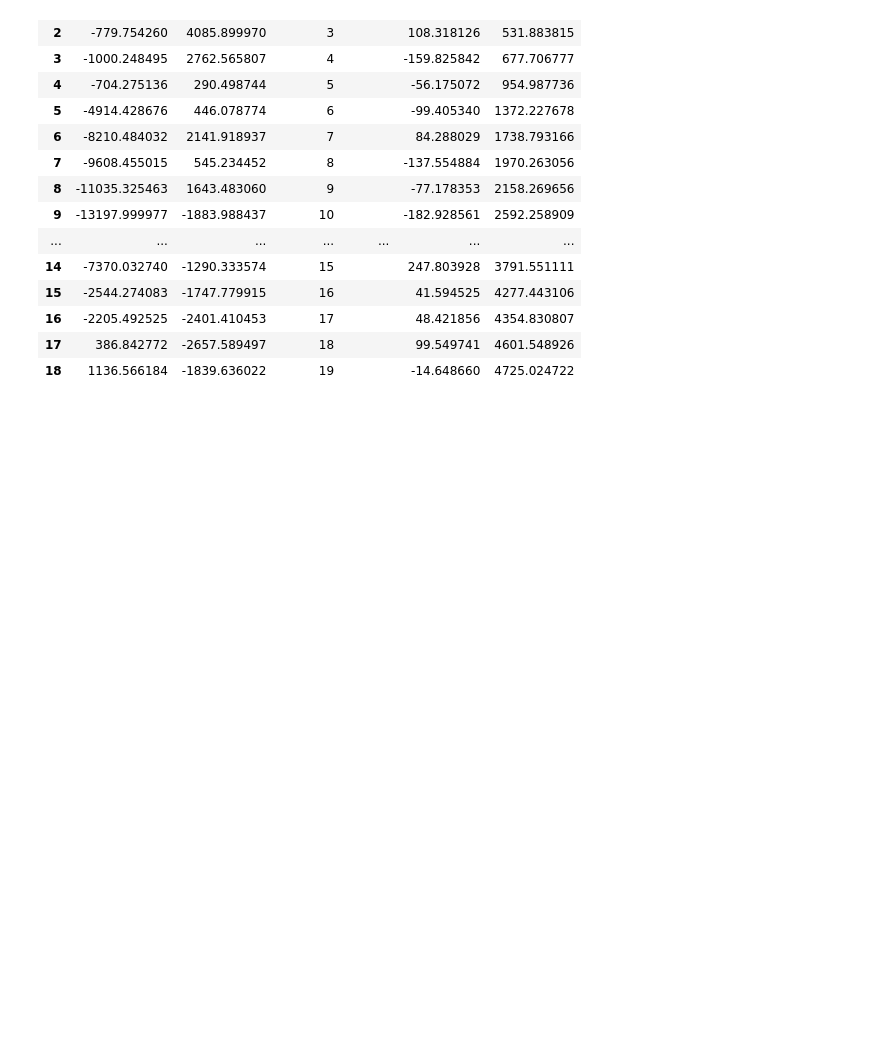
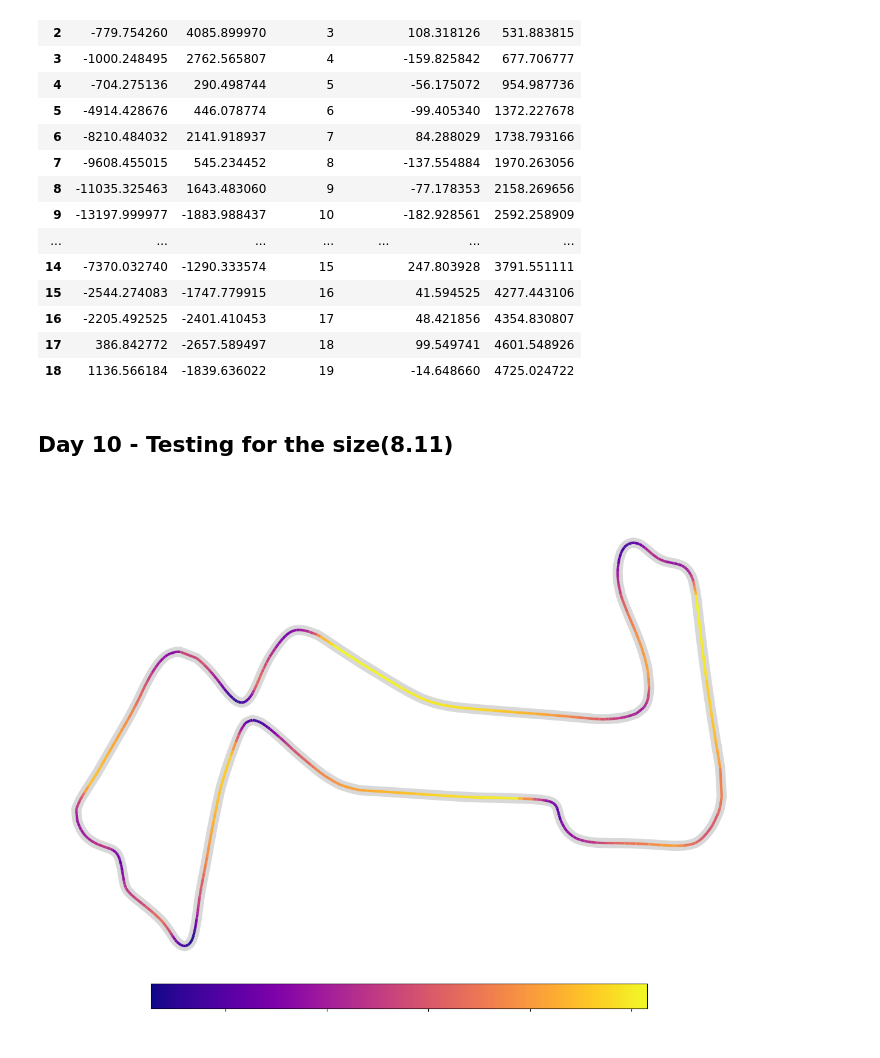
Before and after one commit to KJRahula/F1_Singapore_Analysis, a Jupyter notebook: Notebooks for the project/The_testing_notebook.ipynb, the cells around one changed output. Cells and saved outputs as stored; diff of their text form; code cells hidden in the pictures; blank space fills up the shorter version.

```diff
--- a/Notebooks for the project/The_testing_notebook.ipynb
+++ b/Notebooks for the project/The_testing_notebook.ipynb
@@ -75,3 +75,64 @@ display(corners)
 | 16 | -2205.492525 | -2401.410453 | 17 |  | 48.421856 | 4354.830807 |
 | 17 | 386.842772 | -2657.589497 | 18 |  | 99.549741 | 4601.548926 |
 | 18 | 1136.566184 | -1839.636022 | 19 |  | -14.648660 | 4725.024722 |
+# %% [markdown]
+## Day 10 - Testing for the size(8.11)
+# %%
+#AI showing how the data can even show map data. I won't be able to explain the code yet, but its one way to show the data.
+#Code has been made by gemini, IF I am going to use it I must understand it.
+
+import matplotlib.pyplot as plt
+import numpy as np
+from matplotlib.collections import LineCollection
+import fastf1.plotting
+
+fastf1.plotting.setup_mpl(misc_mpl_mods=False)
+
+# 1. Võtame Leclerc'i kiireima kehtiva ringi telemeetria
+lec_lap = laps.pick_driver('LEC').pick_quicklaps().pick_fastest()
+tel = lec_lap.get_telemetry()
+
+# 2. Võtame koordinaadid ja kiiruse
+x = tel['X']
+y = tel['Y']
+speed = tel['Speed']
+
+# 3. Joonistame graafiku
+fig, ax = plt.subplots(figsize=(12, 10))
+
+# A) Taustarada (laia halli joonena, et näha raja üldist asukohta)
+ax.plot(x, y, color='gray', linewidth=12, alpha=0.3, label='Track Bounds (approx)')
+
+# B) Leclerc'i täpne Racing Line kiiruse värvikoodiga
+points = np.array([x, y]).T.reshape(-1, 1, 2)
+segments = np.concatenate([points[:-1], points[1:]], axis=1)
+
+norm = plt.Normalize(speed.min(), speed.max())
+lc = LineCollection(segments, cmap='plasma', norm=norm, linewidth=3, zorder=3)
+lc.set_array(speed)
+ax.add_collection(lc)
+
+ax.autoscale()
+ax.set_aspect('equal')
+ax.axis('off')
+
+# Lisame kiiruse skaala
+cbar = fig.colorbar(lc, ax=ax, orientation='horizontal', pad=0.03, shrink=0.7)
+cbar.set_label('Kiirus (km/h)', fontsize=10, fontweight='bold', color='white')
+cbar.ax.tick_params(labelsize=9, labelcolor='white')
+
+plt.title(
+    f"Charles Leclerc — Racing Line & Position on Track\nLap Time: {lec_lap['LapTime'].total_seconds():.3f}s",
+    color='white', fontsize=13, fontweight='bold', pad=15
+)
+
+# --- NIPP: SUURENDAMINE (ZOOM) TÄPSE KURVI JAOKS ---
+# Kui soovid mõnda konkreetset laia kurvi lähedalt vaadata, eemalda järgmistelt ridadelt trellid (#)
+# ja reguleeri koordinaate (vaata X ja Y väärtusi telemeetriast):
+# ax.set_xlim(-2000, 1000)
+# ax.set_ylim(-4000, -1000)
+
+plt.tight_layout()
+plt.show()
+# %% [output]
+[figure, added]
```
Also changed, not shown: parts of 2 cells of this notebook, 3 other files.
